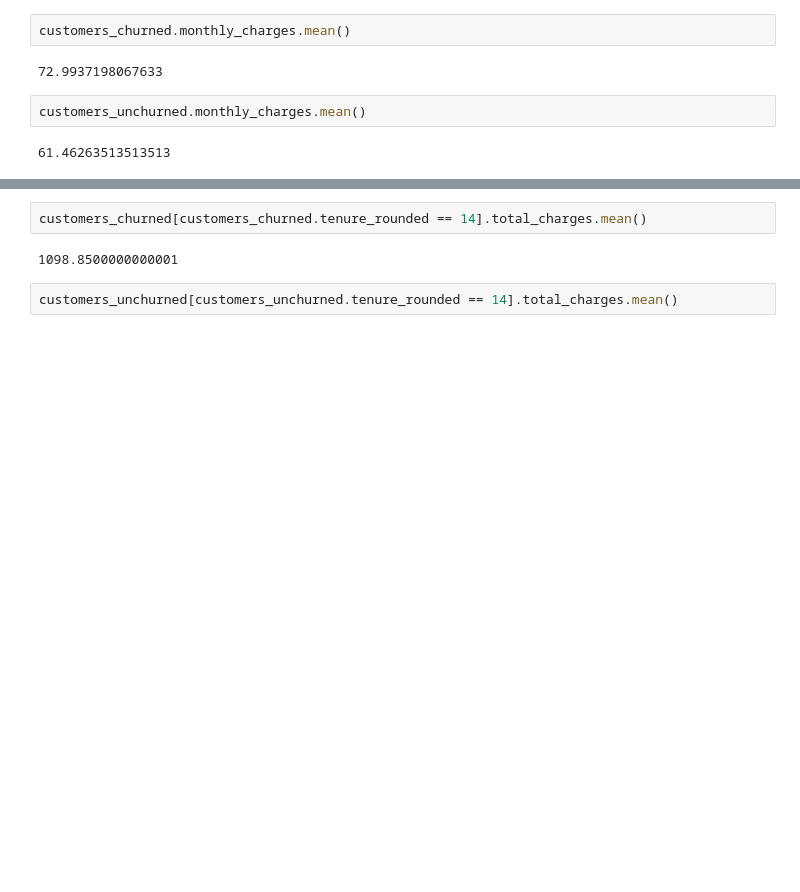
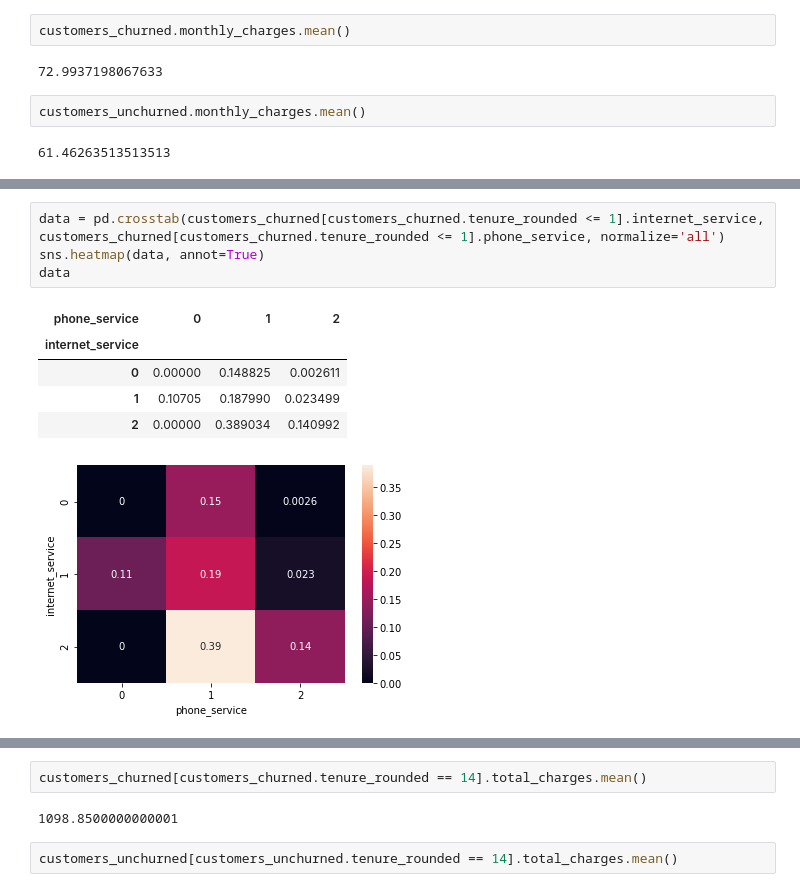
Before and after one commit to johnathon-smith/numpy-pandas-visualization-exercises, a Jupyter notebook: telecom_project/telecom_churn_project.ipynb, the cells around one changed output, grey strips where cells are left out. Drawn from its saved outputs; the diff is of its cells as text; blank space fills up the shorter version.

```diff
--- a/telecom_project/telecom_churn_project.ipynb
+++ b/telecom_project/telecom_churn_project.ipynb
@@ -284,0 +306,11 @@ customers_unchurned.monthly_charges.mean()
+# %%
+data = pd.crosstab(customers_churned[customers_churned.tenure_rounded <= 1].internet_service, customers_churned[customers_churned.tenure_rounded <= 1].phone_service, normalize='all')
+sns.heatmap(data, annot=True)
+data
+# %% [output]
+| phone_service | 0 | 1 | 2 |
+| internet_service |  |  |  |
+| 0 | 0.00000 | 0.148825 | 0.002611 |
+| 1 | 0.10705 | 0.187990 | 0.023499 |
+| 2 | 0.00000 | 0.389034 | 0.140992 |
+[figure, added]
```
Also changed, not shown: parts of 52 cells of this notebook.
